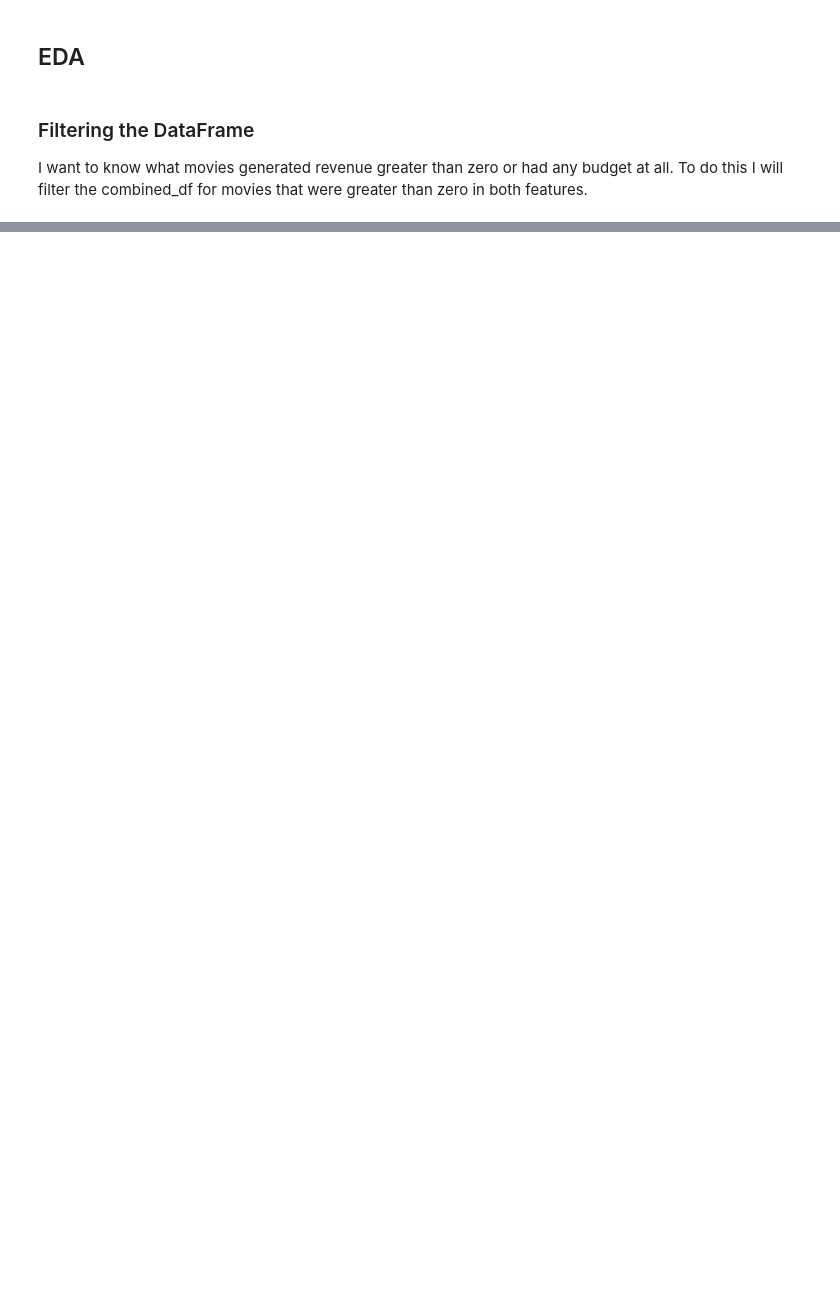
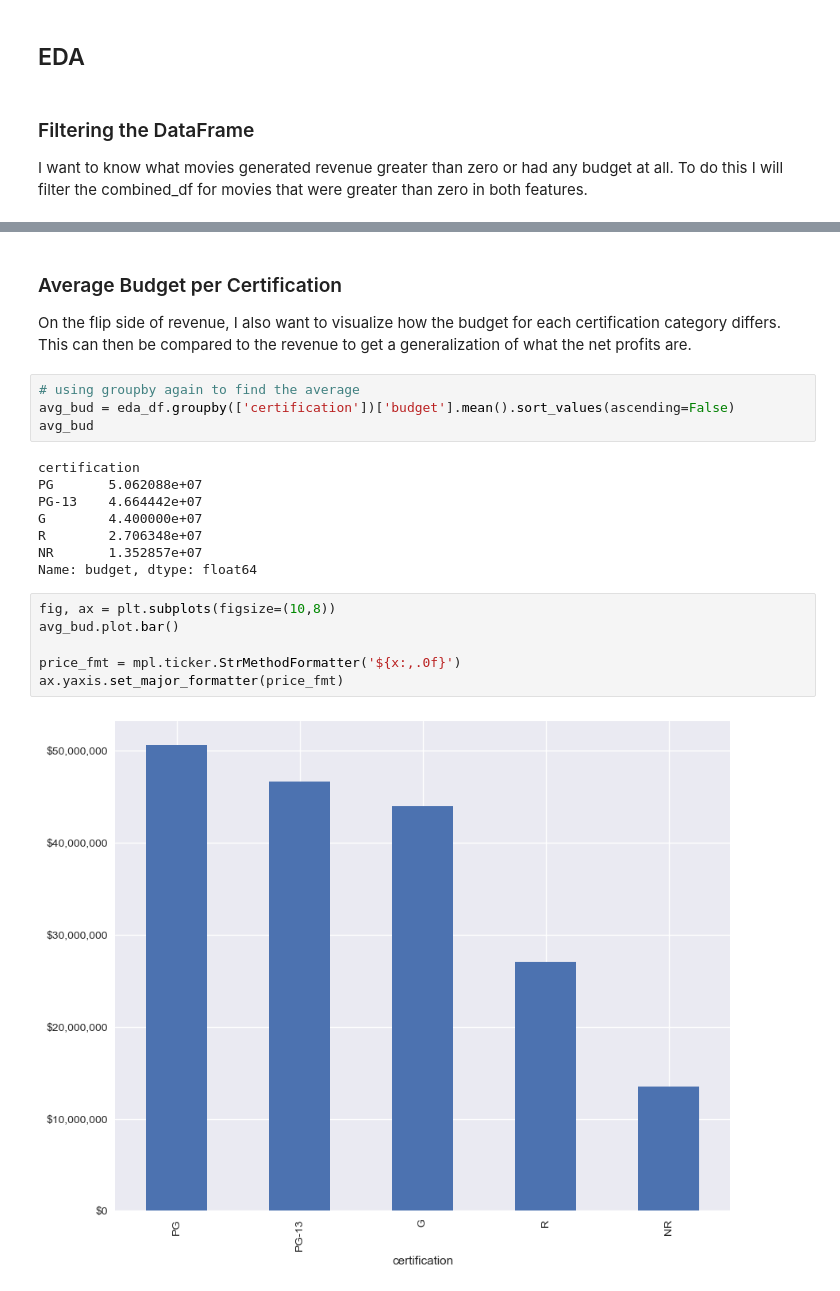
Before and after one commit to joshlensing/Project-3--IMDB, a Jupyter notebook: IMDB Project Part 2 (EDA).ipynb, the cells around one changed output, grey strips where cells are left out. Saved outputs shown, nothing was run; the diff lists cells and outputs as text; blank space fills up the shorter version.

```diff
--- a/IMDB Project Part 2 (EDA).ipynb
+++ b/IMDB Project Part 2 (EDA).ipynb
@@ -67,0 +141,24 @@ combined_df[revenue_filter].head()
+# %% [markdown]
+### Average Budget per Certification
+
+On the flip side of revenue, I also want to visualize how the budget for each certification category differs. This can then be compared to the revenue to get a generalization of what the net profits are.
+# %%
+# using groupby again to find the average
+avg_bud = eda_df.groupby(['certification'])['budget'].mean().sort_values(ascending=False)
+avg_bud
+# %% [output]
+certification
+PG       5.062088e+07
+PG-13    4.664442e+07
+G        4.400000e+07
+R        2.706348e+07
+NR       1.352857e+07
+Name: budget, dtype: float64
+# %%
+fig, ax = plt.subplots(figsize=(10,8))
+avg_bud.plot.bar()
+
+price_fmt = mpl.ticker.StrMethodFormatter('${x:,.0f}')
+ax.yaxis.set_major_formatter(price_fmt)
+# %% [output]
+[figure, added]
```
Also changed, not shown: parts of 19 cells of this notebook, 1 other file.
